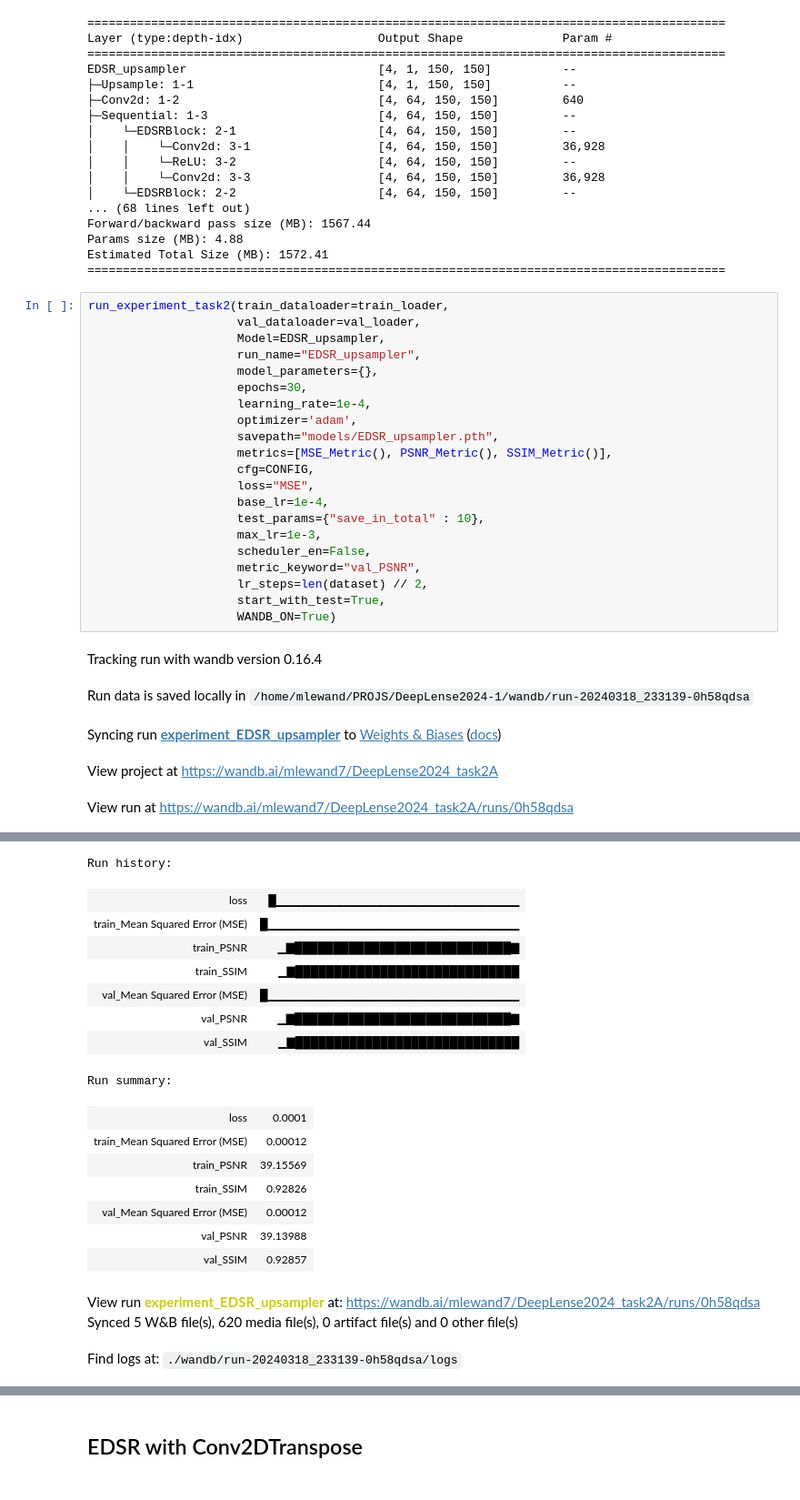
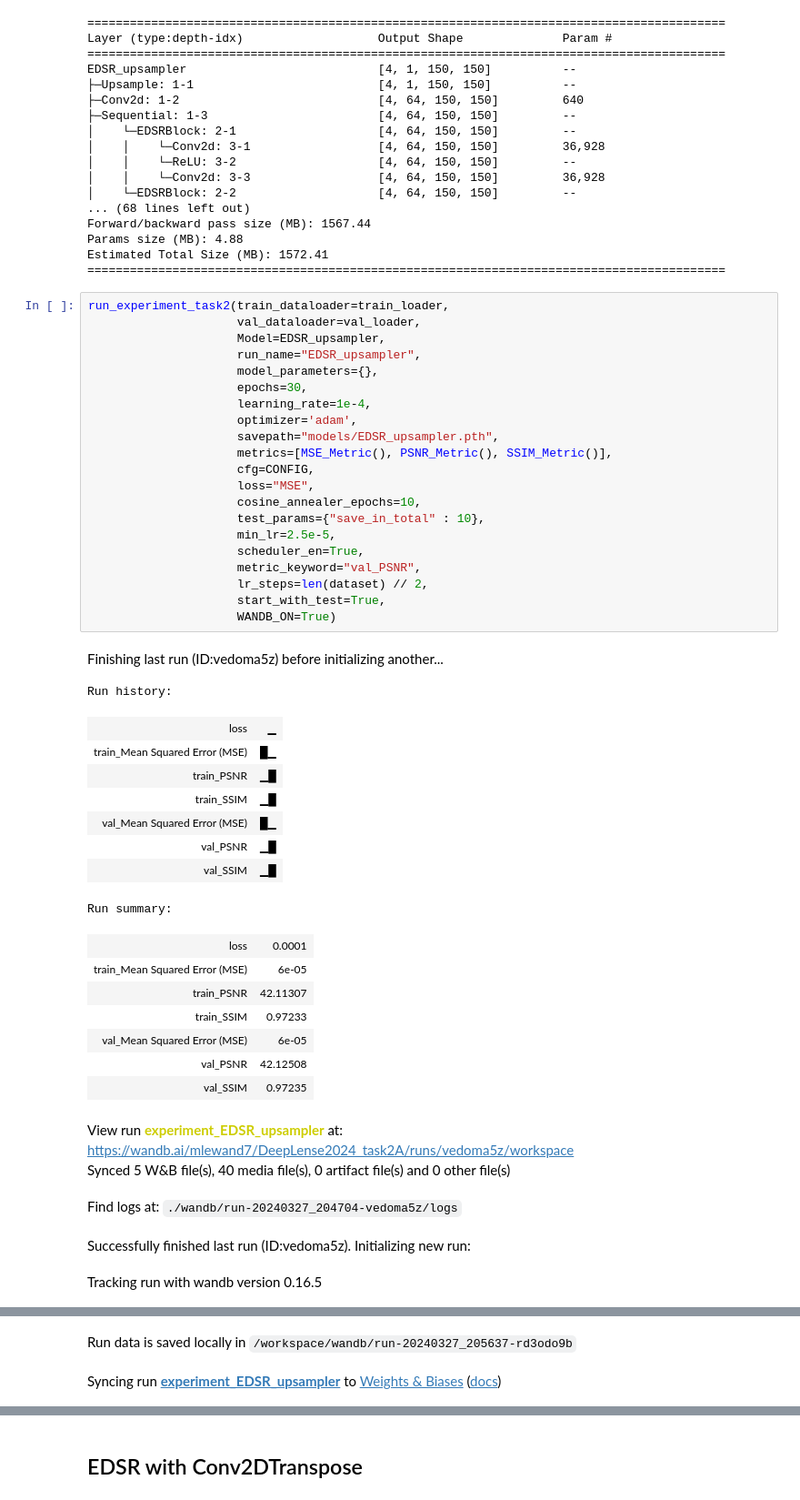
Before and after one commit to mlewandowski0/DeepLense2024, a Jupyter notebook: task2A_solution.ipynb, the cells around one changed output, grey strips where cells are left out. Shown: that part at 91% size. Cells and saved outputs as stored; diff of their text form.

```diff
--- a/task2A_solution.ipynb
+++ b/task2A_solution.ipynb
@@ -422,27 +494,44 @@ Estimated Total Size (MB): 1572.41
 # %%
 run_experiment_task2(train_dataloader=train_loader,
                      val_dataloader=val_loader,
                      Model=EDSR_upsampler,
                      run_name="EDSR_upsampler",
                      model_parameters={},
                      epochs=30,
                      learning_rate=1e-4,
                      optimizer='adam',
                      savepath="models/EDSR_upsampler.pth",
                      metrics=[MSE_Metric(), PSNR_Metric(), SSIM_Metric()],
                      cfg=CONFIG,
                      loss="MSE",
-                     base_lr=1e-4,
+                     cosine_annealer_epochs=10,
                      test_params={"save_in_total" : 10},
-                     max_lr=1e-3,
-                     scheduler_en=False,
+                     min_lr=2.5e-5,
+                     scheduler_en=True,
                      metric_keyword="val_PSNR",
                      lr_steps=len(dataset) // 2,
                      start_with_test=True,
                      WANDB_ON=True)
 # %% [output]
-Tracking run with wandb version 0.16.4
+Finishing last run (ID:vedoma5z) before initializing another...
+Run history:
+| loss | ▁ |
+| train_Mean Squared Error (MSE) | █▁ |
+| train_PSNR | ▁█ |
+| train_SSIM | ▁█ |
+| val_Mean Squared Error (MSE) | █▁ |
+| val_PSNR | ▁█ |
+| val_SSIM | ▁█ |
+Run summary:
+| loss | 0.0001 |
+| train_Mean Squared Error (MSE) | 6e-05 |
+| train_PSNR | 42.11307 |
+| train_SSIM | 0.97233 |
+| val_Mean Squared Error (MSE) | 6e-05 |
+| val_PSNR | 42.12508 |
+| val_SSIM | 0.97235 |
-Run data is saved locally in /home/mlewand/PROJS/DeepLense2024-1/wandb/run-20240318_233139-0h58qdsa
+View run experiment_EDSR_upsampler at: https://wandb.ai/mlewand7/DeepLense2024_task2A/runs/vedoma5z/workspace
+Synced 5 W&B file(s), 40 media file(s), 0 artifact file(s) and 0 other file(s)
-Syncing run experiment_EDSR_upsampler to Weights & Biases (docs)
+Find logs at: ./wandb/run-20240327_204704-vedoma5z/logs
-View project at https://wandb.ai/mlewand7/DeepLense2024_task2A
+Successfully finished last run (ID:vedoma5z). Initializing new run:
-View run at https://wandb.ai/mlewand7/DeepLense2024_task2A/runs/0h58qdsa
+Tracking run with wandb version 0.16.5
@@ -450,19 +538,2 @@ wandb: WARNING Source type is set to 'repo' but some required information is mis
-Run history:
-| loss | █▁▁▁▁▁▁▁▁▁▁▁▁▁▁▁▁▁▁▁▁▁▁▁▁▁▁▁▁▁ |
-| train_Mean Squared Error (MSE) | █▁▁▁▁▁▁▁▁▁▁▁▁▁▁▁▁▁▁▁▁▁▁▁▁▁▁▁▁▁▁ |
-| train_PSNR | ▁▇████████████████████████████▇ |
-| train_SSIM | ▁▇█████████████████████████████ |
-| val_Mean Squared Error (MSE) | █▁▁▁▁▁▁▁▁▁▁▁▁▁▁▁▁▁▁▁▁▁▁▁▁▁▁▁▁▁▁ |
-| val_PSNR | ▁▇████████████████████████████▇ |
-| val_SSIM | ▁▇█████████████████████████████ |
-Run summary:
-| loss | 0.0001 |
-| train_Mean Squared Error (MSE) | 0.00012 |
-| train_PSNR | 39.15569 |
-| train_SSIM | 0.92826 |
-| val_Mean Squared Error (MSE) | 0.00012 |
-| val_PSNR | 39.13988 |
-| val_SSIM | 0.92857 |
-View run experiment_EDSR_upsampler at: https://wandb.ai/mlewand7/DeepLense2024_task2A/runs/0h58qdsa
-Synced 5 W&B file(s), 620 media file(s), 0 artifact file(s) and 0 other file(s)
+Run data is saved locally in /workspace/wandb/run-20240327_205637-rd3odo9b
-Find logs at: ./wandb/run-20240318_233139-0h58qdsa/logs
+Syncing run experiment_EDSR_upsampler to Weights & Biases (docs)
```
Also changed, not shown: parts of 25 cells of this notebook, 2 other files.
